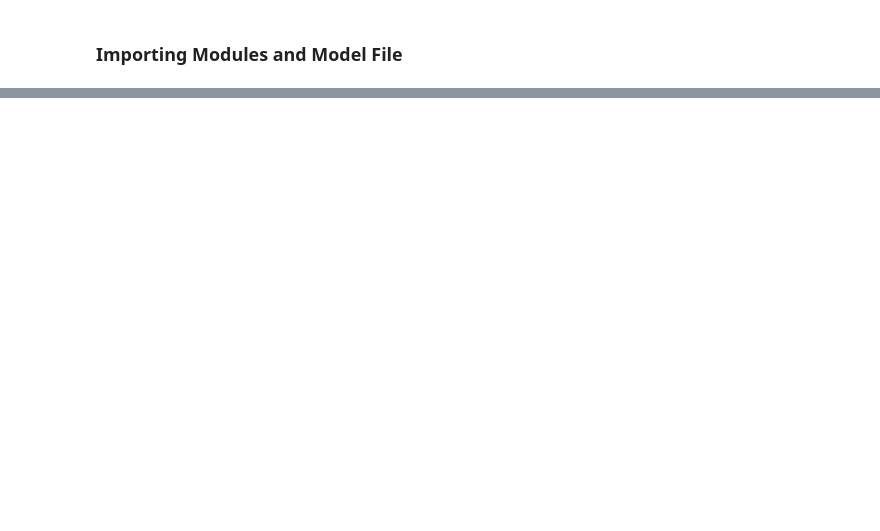
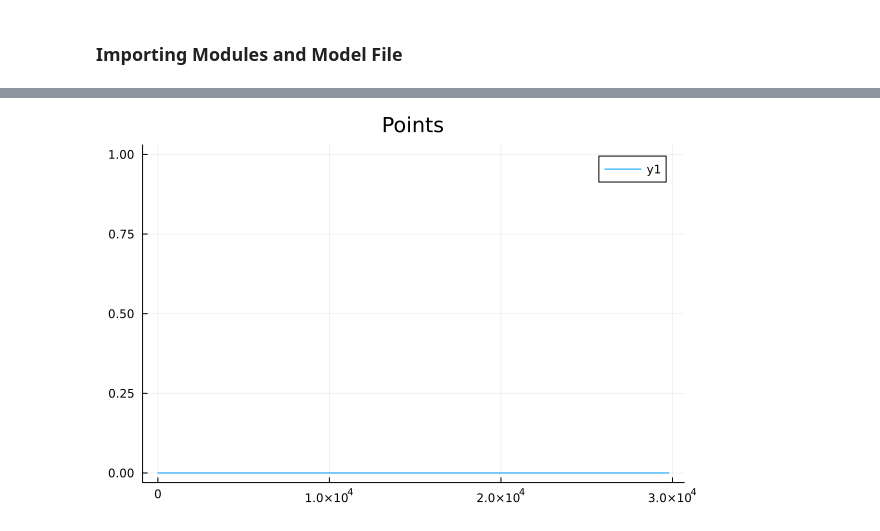
Before and after one commit to SALIPE/genomic-extractor, a Jupyter notebook: modeling.ipynb, the cells around one changed output, grey strips where cells are left out. Saved outputs shown, nothing was run; the diff lists cells and outputs as text; code cells hidden in the pictures; blank space fills up the shorter version.

```diff
--- a/modeling.ipynb
+++ b/modeling.ipynb
@@ -47,32 +70,34 @@ finalMask::BitArray = trues(maximum(x -> length(x[2][1]), model))
 
 plt = plot(title="Points")
 
 for (key, (marked, _, kmers)) in model
 
     cache_path = "$(pwd())/.project_cache/$(key)_outmask.dat"
     cache::Union{Nothing,Tuple{String,Tuple{Vector{UInt16},BitArray},Vector{String}}} = DataIO.load_cache(cache_path)
     # plot!(marked)
 
     finalMask[1:length(marked)] = finalMask[1:length(marked)] .* marked
     if isnothing(finalHist)
         finalHist = cache[2][1]
     else
         current_hist = cache[2][1]
         max_len = max(length(finalHist), length(current_hist))
 
         # Create padded versions
         padded_final = [finalHist; ones(UInt16, max_len - length(finalHist))]
         padded_current = [current_hist; ones(UInt16, max_len - length(current_hist))]
 
         # Element-wise multiplication
         finalHist = padded_final .* padded_current
     end
 
 end
 
 start = 0
 current = false
 
 
-# plot!(finalMask)
-# plot(plt)
+plot!(finalHist)
+plot(plt)
+# %% [output]
+[figure, added]
```
Also changed, not shown: parts of 18 cells of this notebook, 1 other file.
